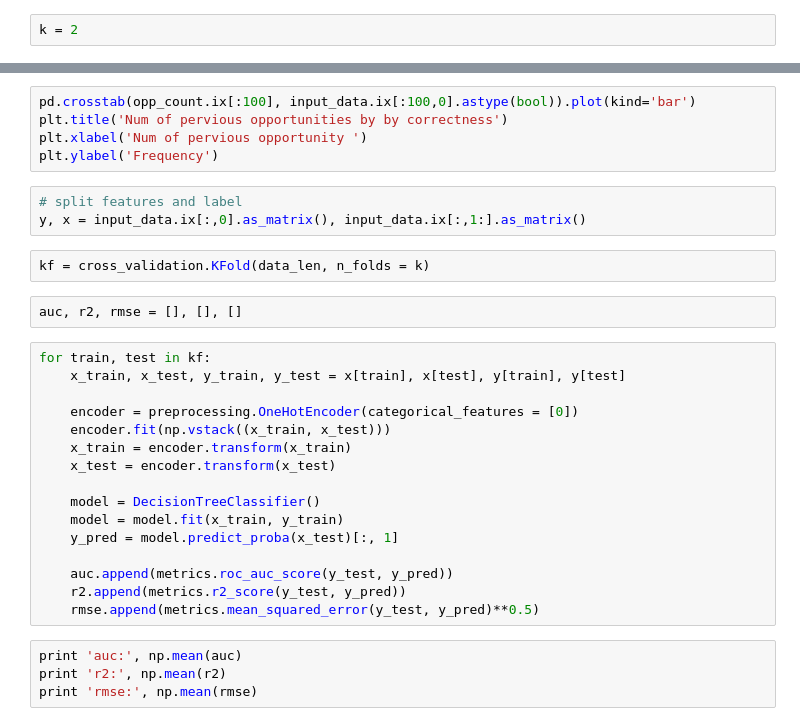
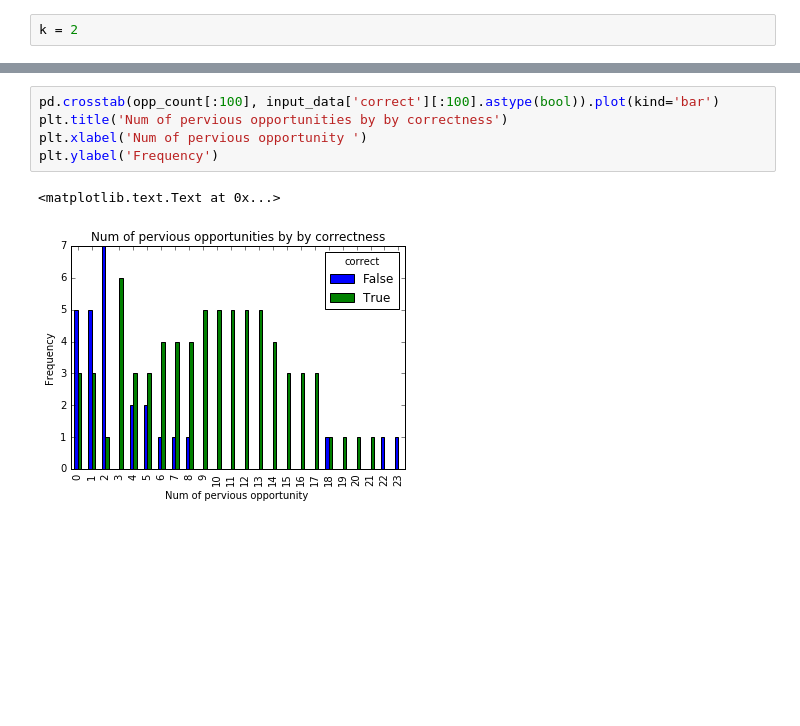
Before and after one commit to beardeer/assistments_workbench, a Jupyter notebook: models/notebooks/PFA.ipynb, the cells around one changed output, grey strips where cells are left out. Saved outputs shown, nothing was run; the diff lists cells and outputs as text; blank space fills up the shorter version.

Commit message:
update model file

```diff
--- a/models/notebooks/PFA.ipynb
+++ b/models/notebooks/PFA.ipynb
@@ -35,32 +60,8 @@ opp_count = input_data.ix[:,4] + input_data.ix[:,3]
 # %%
-pd.crosstab(opp_count.ix[:100], input_data.ix[:100,0].astype(bool)).plot(kind='bar')
+pd.crosstab(opp_count[:100], input_data['correct'][:100].astype(bool)).plot(kind='bar')
 plt.title('Num of pervious opportunities by by correctness')
 plt.xlabel('Num of pervious opportunity ')
 plt.ylabel('Frequency')
+# %% [output]
+<matplotlib.text.Text at 0x...>
+[figure, added]
-# %%
-# split features and label
-y, x = input_data.ix[:,0].as_matrix(), input_data.ix[:,1:].as_matrix()
-# %%
-kf = cross_validation.KFold(data_len, n_folds = k)
-# %%
-auc, r2, rmse = [], [], []
-# %%
-for train, test in kf:
-    x_train, x_test, y_train, y_test = x[train], x[test], y[train], y[test]
-
-    encoder = preprocessing.OneHotEncoder(categorical_features = [0])
-    encoder.fit(np.vstack((x_train, x_test)))
-    x_train = encoder.transform(x_train)
-    x_test = encoder.transform(x_test)
-
-    model = DecisionTreeClassifier()
-    model = model.fit(x_train, y_train)
-    y_pred = model.predict_proba(x_test)[:, 1]
-
-    auc.append(metrics.roc_auc_score(y_test, y_pred))
-    r2.append(metrics.r2_score(y_test, y_pred))
-    rmse.append(metrics.mean_squared_error(y_test, y_pred)**0.5)
-# %%
-print 'auc:', np.mean(auc)
-print 'r2:', np.mean(r2)
-print 'rmse:', np.mean(rmse)
```
Also changed, not shown: parts of 10 cells of this notebook, 3 other files.
